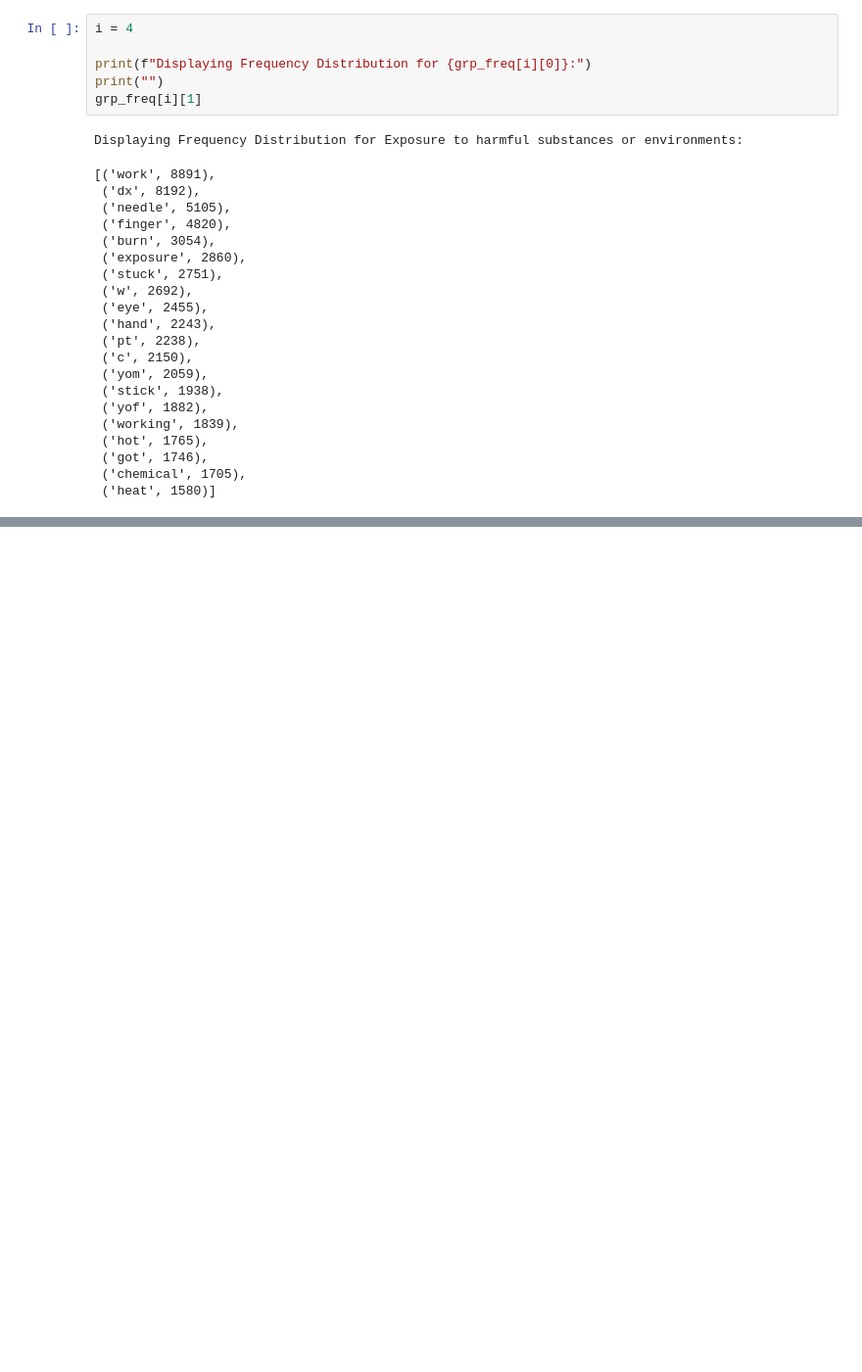
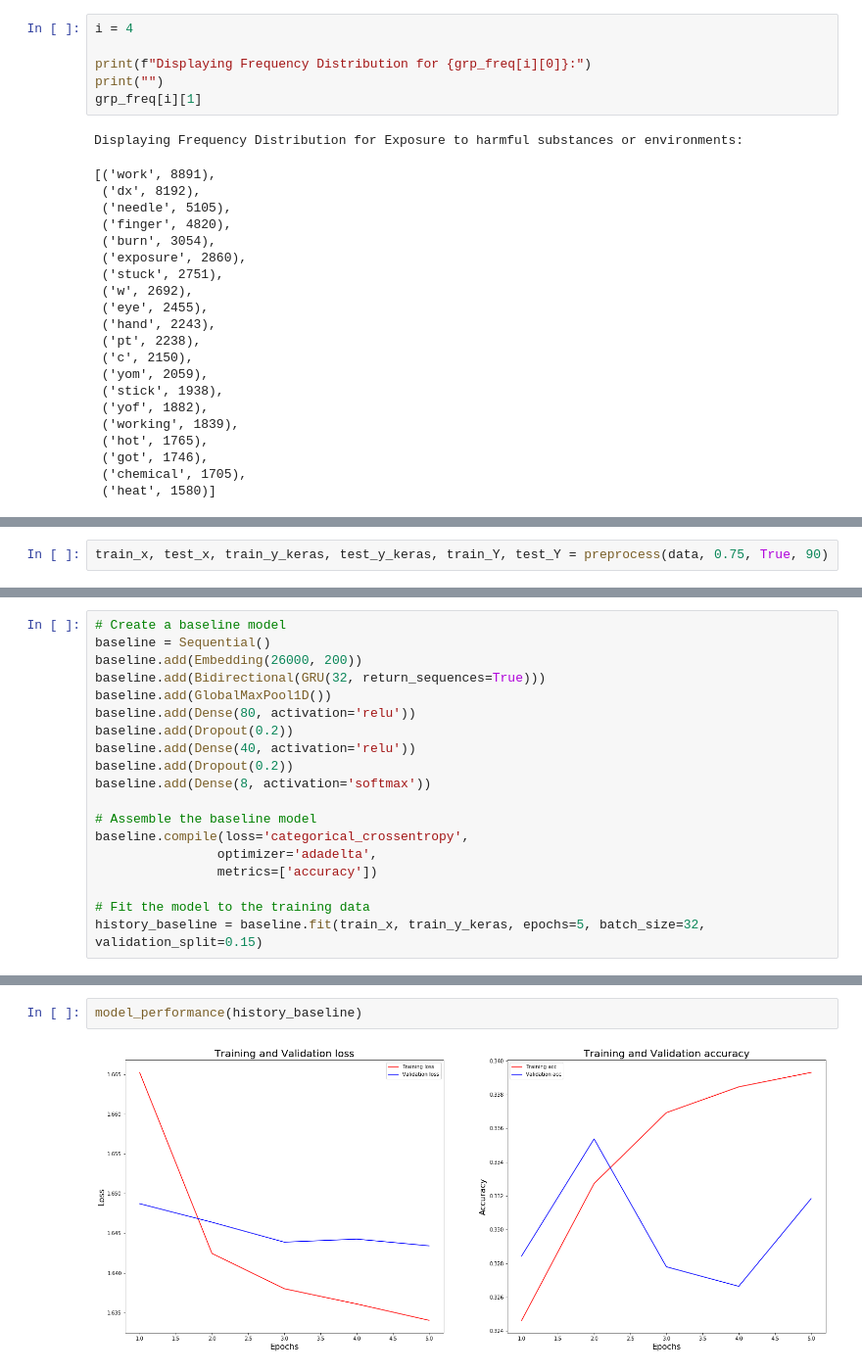
Before and after one commit to kpokrass/occupational_injuries, a Jupyter notebook: injury_classification.ipynb, the cells around one changed output, grey strips where cells are left out. Shown at 98% size. Drawn from its saved outputs; the diff is of its cells as text; blank space fills up the shorter version.

Commit message:
created baseline model

```diff
--- a/injury_classification.ipynb
+++ b/injury_classification.ipynb
@@ -577,0 +700,2 @@ Displaying Frequency Distribution for Exposure to harmful substances or environm
+# %%
+train_x, test_x, train_y_keras, test_y_keras, train_Y, test_Y = preprocess(data, 0.75, True, 90)
@@ -577,0 +714,19 @@ Displaying Frequency Distribution for Exposure to harmful substances or environm
+# %%
+# Create a baseline model
+baseline = Sequential()
+baseline.add(Embedding(26000, 200))
+baseline.add(Bidirectional(GRU(32, return_sequences=True)))
+baseline.add(GlobalMaxPool1D())
+baseline.add(Dense(80, activation='relu'))
+baseline.add(Dropout(0.2))
+baseline.add(Dense(40, activation='relu'))
+baseline.add(Dropout(0.2))
+baseline.add(Dense(8, activation='softmax'))
+
+# Assemble the baseline model
+baseline.compile(loss='categorical_crossentropy',
+                optimizer='adadelta',
+                metrics=['accuracy'])
+
+# Fit the model to the training data
+history_baseline = baseline.fit(train_x, train_y_keras, epochs=5, batch_size=32, validation_split=0.15)
@@ -577,0 +792,4 @@ Displaying Frequency Distribution for Exposure to harmful substances or environm
+# %%
+model_performance(history_baseline)
+# %% [output]
+[figure, added]
```
Also changed, not shown: parts of 17 cells of this notebook.
